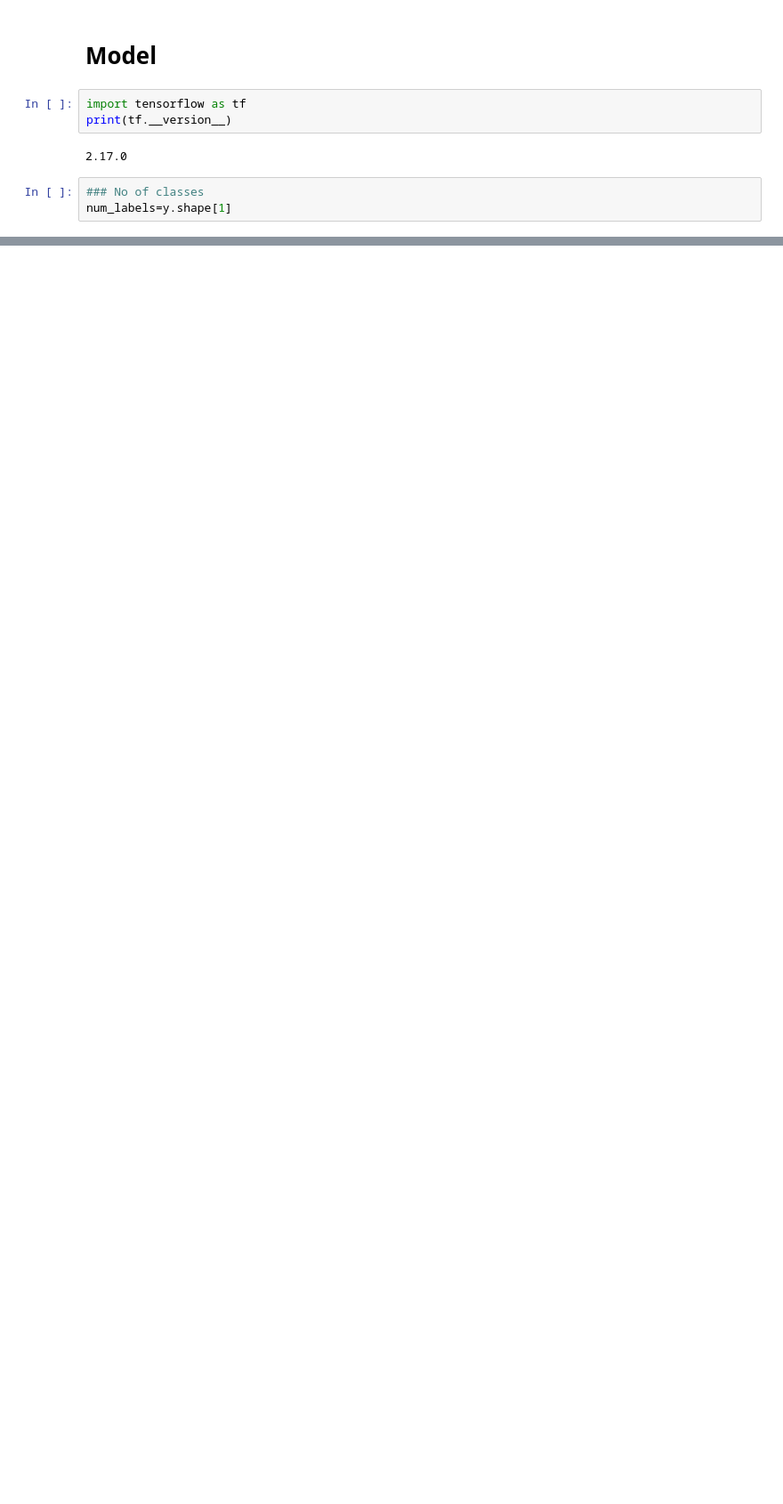
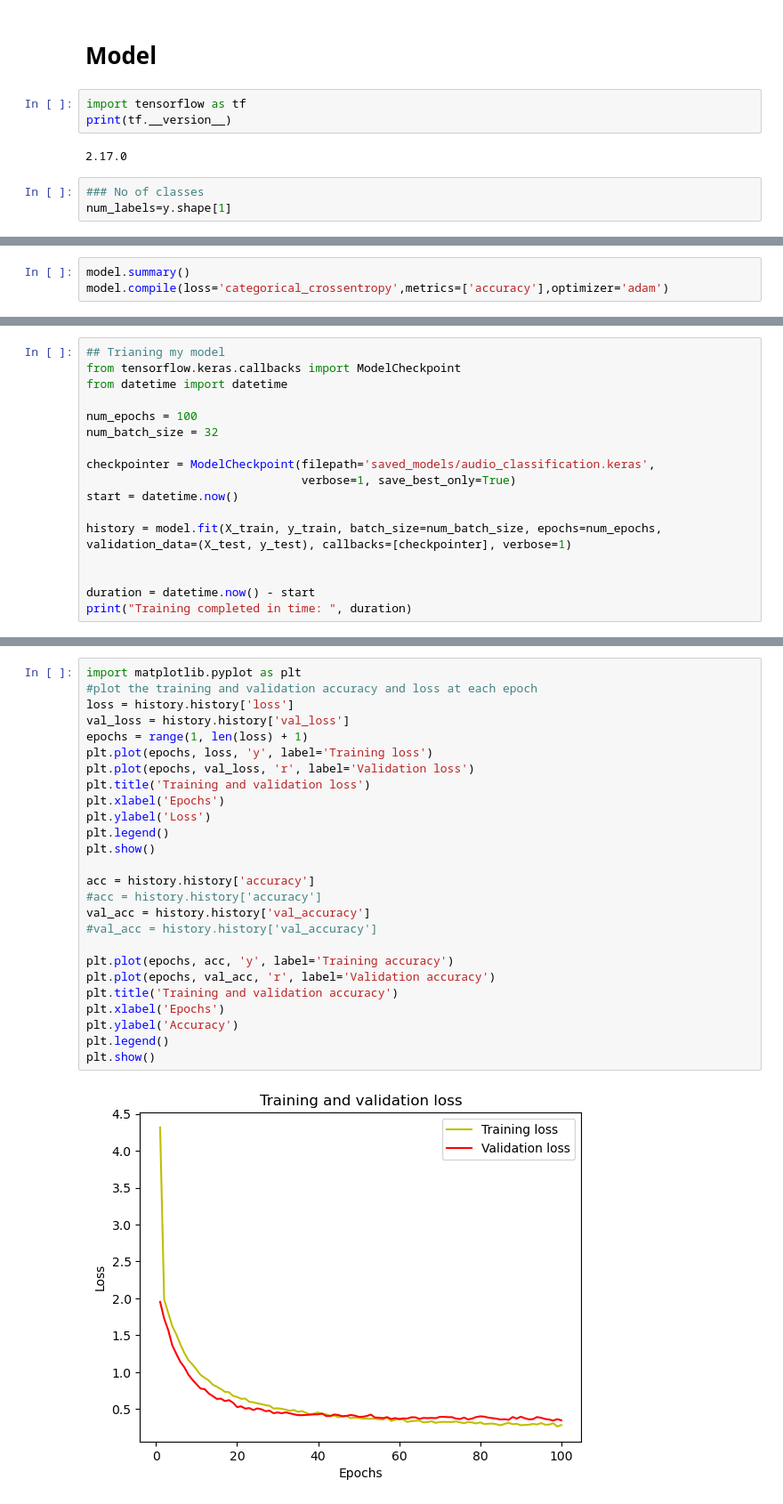
Before and after one commit to SimBoex/Modelling_Audios, a Jupyter notebook: Audio_Classification/Training.ipynb, the cells around one changed output, grey strips where cells are left out. Shown at 89% size. Saved outputs shown, nothing was run; the diff lists cells and outputs as text; blank space fills up the shorter version.

```diff
--- a/Audio_Classification/Training.ipynb
+++ b/Audio_Classification/Training.ipynb
@@ -111,0 +233,3 @@ num_labels=y.shape[1]
+# %%
+model.summary()
+model.compile(loss='categorical_crossentropy',metrics=['accuracy'],optimizer='adam')
@@ -111,0 +258,17 @@ num_labels=y.shape[1]
+# %%
+## Trianing my model
+from tensorflow.keras.callbacks import ModelCheckpoint
+from datetime import datetime
+
+num_epochs = 100
+num_batch_size = 32
+
+checkpointer = ModelCheckpoint(filepath='saved_models/audio_classification.keras',
+                               verbose=1, save_best_only=True)
+start = datetime.now()
+
+history = model.fit(X_train, y_train, batch_size=num_batch_size, epochs=num_epochs, validation_data=(X_test, y_test), callbacks=[checkpointer], verbose=1)
+
+
+duration = datetime.now() - start
+print("Training completed in time: ", duration)
@@ -111,0 +293,28 @@ num_labels=y.shape[1]
+# %%
+import matplotlib.pyplot as plt
+#plot the training and validation accuracy and loss at each epoch
+loss = history.history['loss']
+val_loss = history.history['val_loss']
+epochs = range(1, len(loss) + 1)
+plt.plot(epochs, loss, 'y', label='Training loss')
+plt.plot(epochs, val_loss, 'r', label='Validation loss')
+plt.title('Training and validation loss')
+plt.xlabel('Epochs')
+plt.ylabel('Loss')
+plt.legend()
+plt.show()
+
+acc = history.history['accuracy']
+#acc = history.history['accuracy']
+val_acc = history.history['val_accuracy']
+#val_acc = history.history['val_accuracy']
+
+plt.plot(epochs, acc, 'y', label='Training accuracy')
+plt.plot(epochs, val_acc, 'r', label='Validation accuracy')
+plt.title('Training and validation accuracy')
+plt.xlabel('Epochs')
+plt.ylabel('Accuracy')
+plt.legend()
+plt.show()
+# %% [output]
+[figure, added]
```
Also changed, not shown: parts of 26 cells of this notebook, 1 other file.
